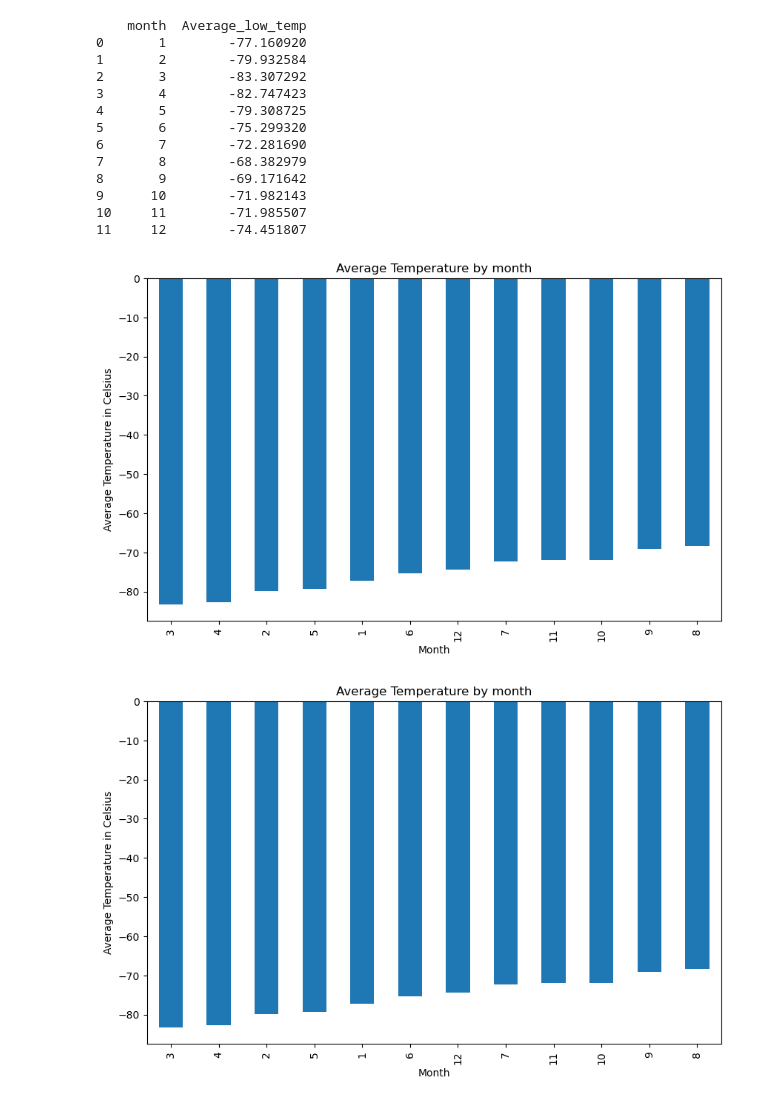
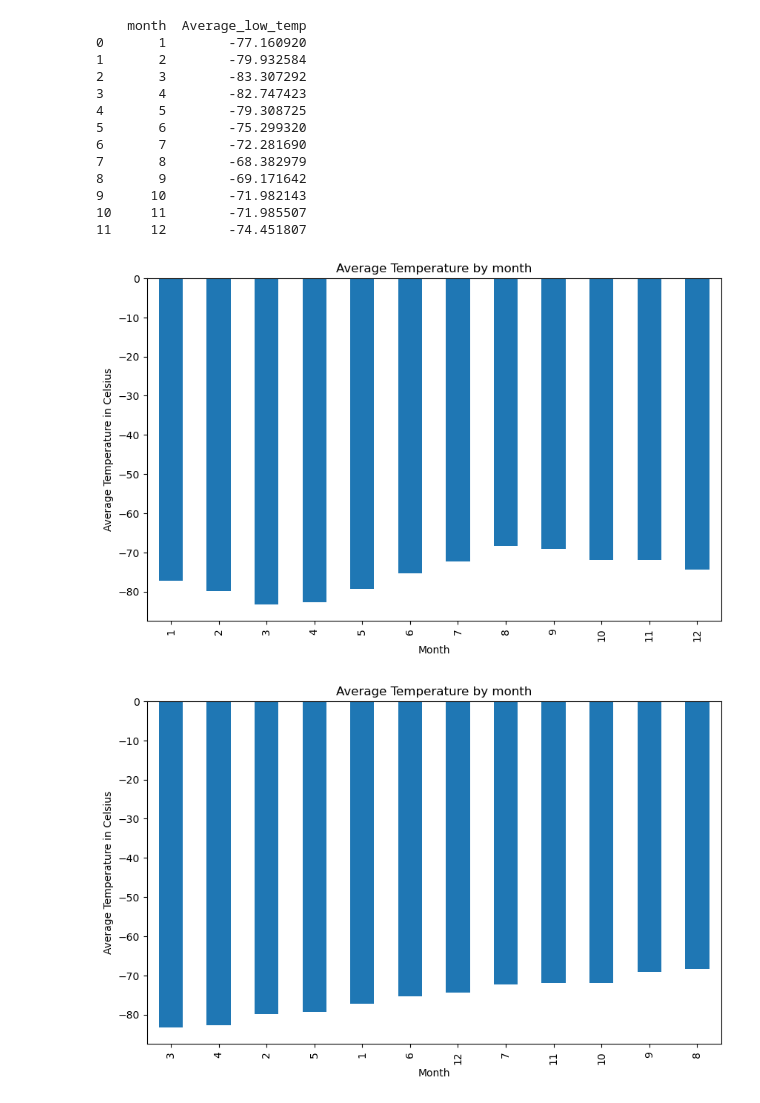
Before and after one commit to rdeshir10/Data_Collection_BeautifulSoup, a Jupyter notebook: part_2_mars_weather.ipynb, the cells around one changed output. Saved outputs shown, nothing was run; the diff lists cells and outputs as text; code cells hidden in the pictures.

Commit message:
Fixed error where both plots were sorted

```diff
--- a/part_2_mars_weather.ipynb
+++ b/part_2_mars_weather.ipynb
@@ -186,19 +186,17 @@ print(result)
 # %%
 # Plot the average temperature by month
 average_temp = df.groupby('month')['min_temp'].mean()
 
-#Sorting DF to be able to plot for drawing conclusions
-sorted_df = average_temp.sort_values(ascending=True)
 
 # Plotting Bar using plt
 plt.figure(figsize=(10,6))
-sorted_df.plot(kind="bar")
+average_temp.plot(kind="bar")
 plt.title("Average Temperature by month")
 plt.xlabel('Month')
 plt.ylabel('Average Temperature in Celsius')
 plt.show()
 # %% [output]
-[figure, old version]
+[figure, new version]
 # %%
 # Identify the coldest and hottest months in Curiosity's location
 #Sorting DF to be able to plot for drawing conclusions
```
Also changed, not shown: parts of 1 cell of this notebook.
